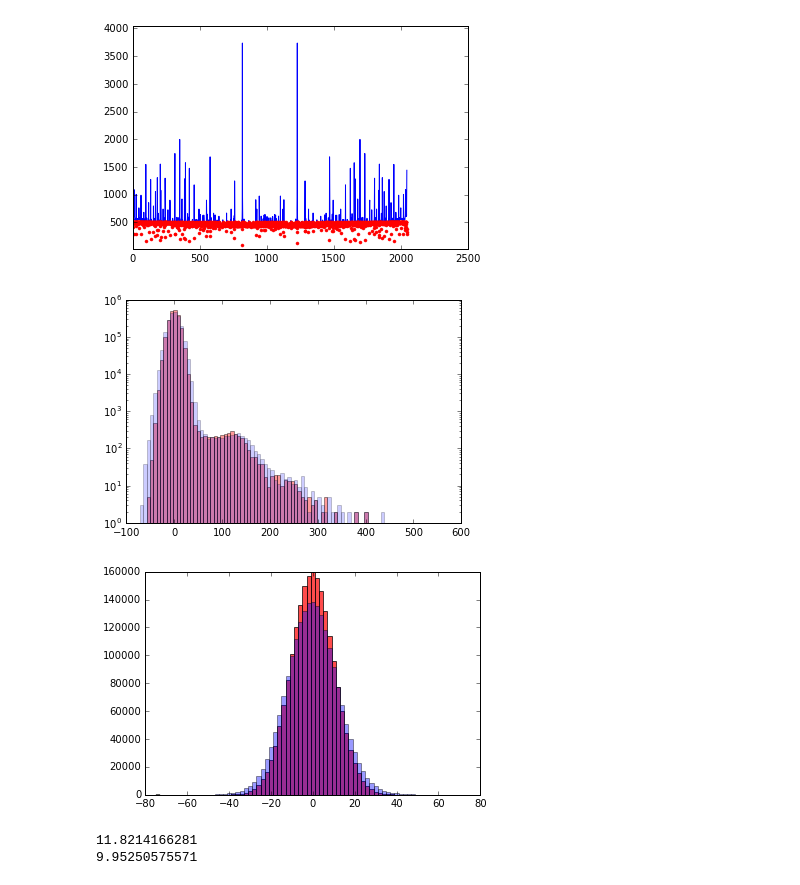
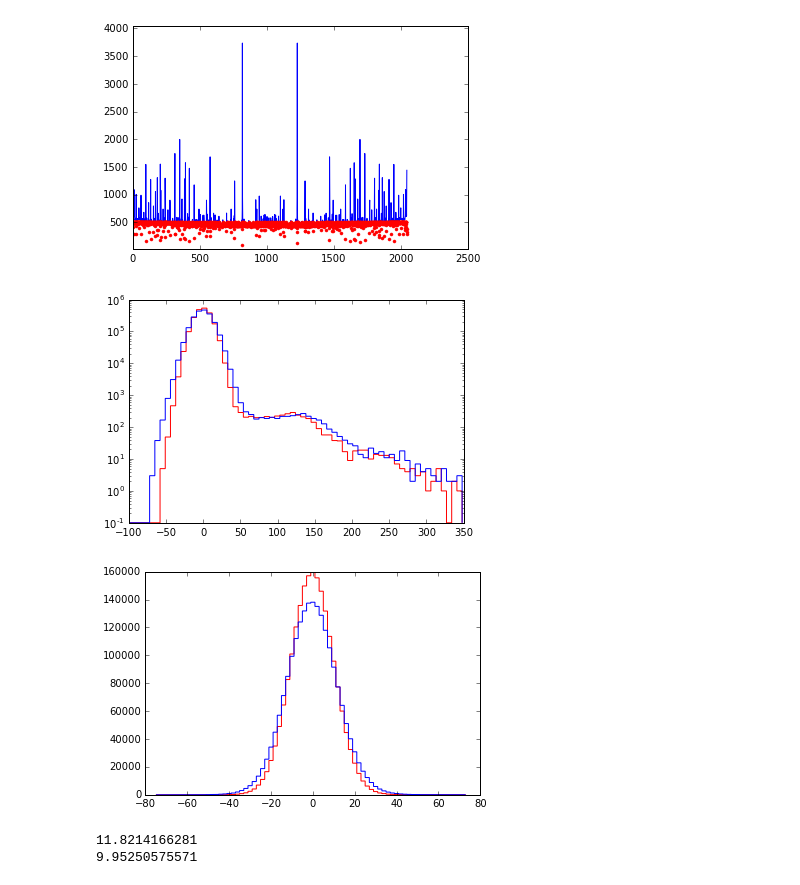
Before and after one commit to sioan/sxd_analysis_methods, a Jupyter notebook: andor_readout_noise/andor_lineout.ipynb, the cells around one changed output. Drawn from its saved outputs; the diff is of its cells as text; code cells hidden in the pictures.

```diff
--- a/andor_readout_noise/andor_lineout.ipynb
+++ b/andor_readout_noise/andor_lineout.ipynb
@@ -166,18 +166,18 @@ show()
 [figure]
 # %%
 bin_start = -100
-bin_end= 600
-hist(corrected_image[:n_events].flatten(),bins=arange(bin_start,bin_end,7),log=True,alpha=0.4,color='r')
-hist(my_dict['andor/image'][:n_events].flatten(),bins=arange(bin_start,bin_end,7),log=True,alpha=0.2)
+bin_end= 350
+hist(corrected_image[:n_events].flatten(),bins=arange(bin_start,bin_end,7),log=True,alpha=1,color='r',histtype ='step')
+hist(my_dict['andor/image'][:n_events].flatten(),bins=arange(bin_start,bin_end,7),log=True,alpha=1,histtype ='step')
 show()
 
-hist(corrected_image[:n_events].flatten(),bins=arange(-75,75,2),alpha=0.7,color='r')
-hist(my_dict['andor/image'][:n_events].flatten(),bins=arange(-75,75,2),alpha=0.4)
+hist(corrected_image[:n_events].flatten(),bins=arange(-75,75,2),alpha=1,color='r',histtype ='step')
+hist(my_dict['andor/image'][:n_events].flatten(),bins=arange(-75,75,2),alpha=1,histtype ='step')
 
 show()
 # %% [output]
-[figure, old version]
+[figure, new version]
-[figure, old version]
+[figure, new version]
 # %%
 print(std(my_noise))
 print(std(outlier_removal(corrected_image[:n_events].flatten(),window_size)))
```
Also changed, not shown: 3 other files.
